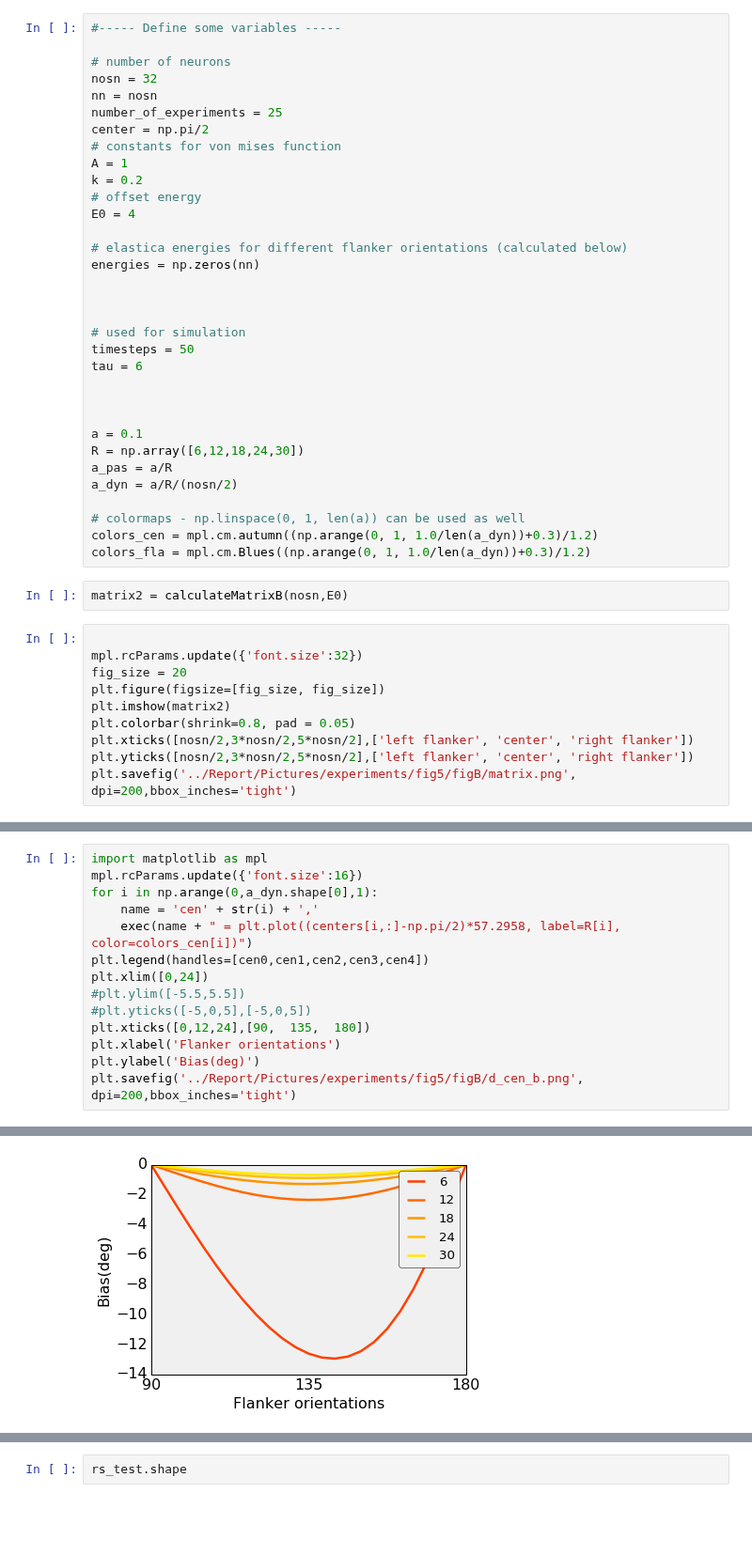
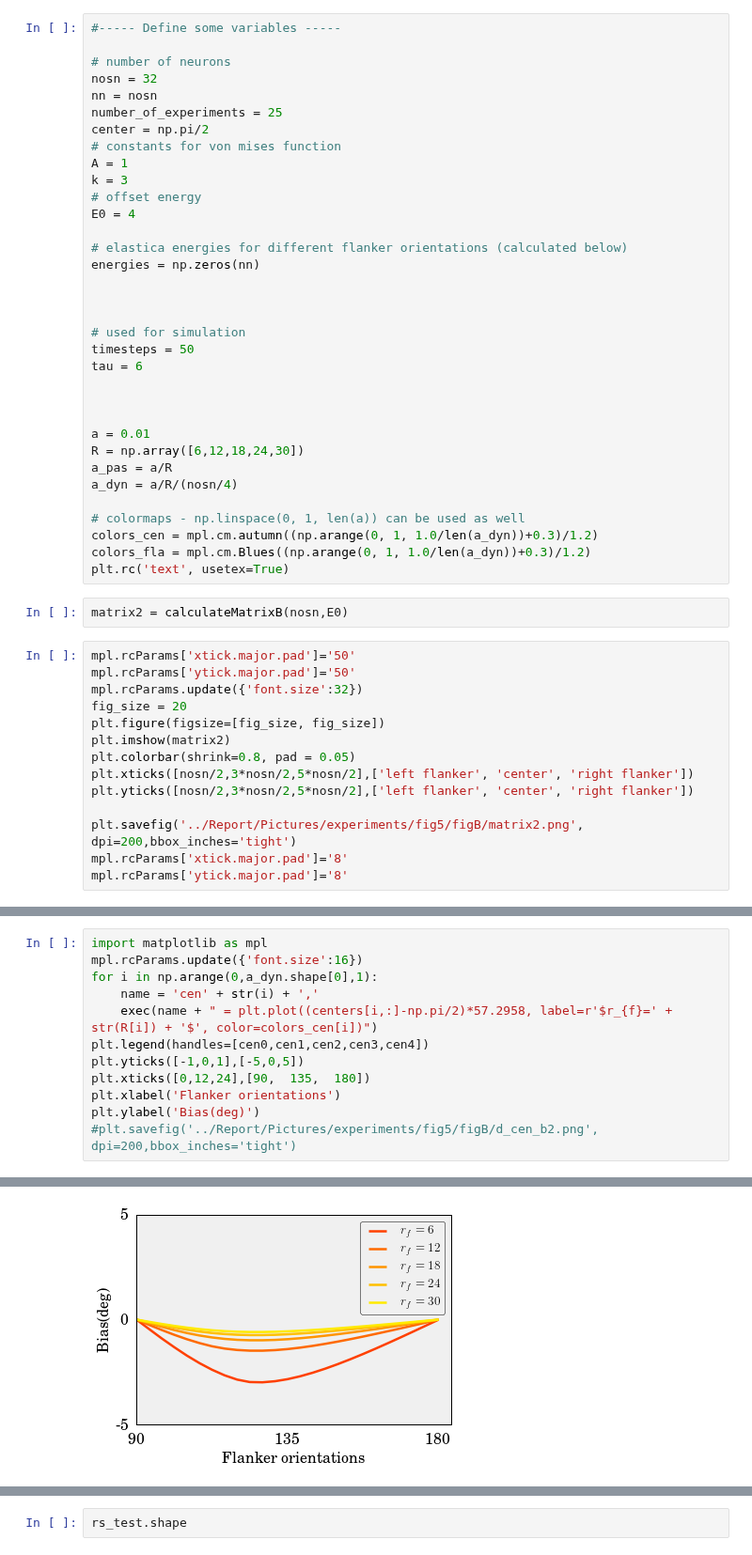
Before and after one commit to masenov/HonoursProject, a Jupyter notebook: Python/Experiments2_fig.5(B).ipynb, the cells around one changed output, grey strips where cells are left out. Shown at 94% size. Drawn from its saved outputs; the diff is of its cells as text; blank space fills up the shorter version.

Commit message:
report

```diff
--- a/Python/Experiments2_fig.5(B).ipynb
+++ b/Python/Experiments2_fig.5(B).ipynb
@@ -41,7 +41,7 @@ number_of_experiments = 25
 center = np.pi/2
 # constants for von mises function
 A = 1
-k = 0.2
+k = 3
 # offset energy
 E0 = 4
 
@@ -56,18 +56,20 @@ tau = 6
 
 
 
-a = 0.1
+a = 0.01
 R = np.array([6,12,18,24,30])
 a_pas = a/R
-a_dyn = a/R/(nosn/2)
+a_dyn = a/R/(nosn/4)
 
 # colormaps - np.linspace(0, 1, len(a)) can be used as well
 colors_cen = mpl.cm.autumn((np.arange(0, 1, 1.0/len(a_dyn))+0.3)/1.2)
 colors_fla = mpl.cm.Blues((np.arange(0, 1, 1.0/len(a_dyn))+0.3)/1.2)
+plt.rc('text', usetex=True)
 # %%
 matrix2 = calculateMatrixB(nosn,E0)
 # %%
-
+mpl.rcParams['xtick.major.pad']='50'
+mpl.rcParams['ytick.major.pad']='50'
 mpl.rcParams.update({'font.size':32})
 fig_size = 20
 plt.figure(figsize=[fig_size, fig_size])
@@ -75,5 +77,8 @@ plt.imshow(matrix2)
 plt.colorbar(shrink=0.8, pad = 0.05)
 plt.xticks([nosn/2,3*nosn/2,5*nosn/2],['left flanker', 'center', 'right flanker'])
 plt.yticks([nosn/2,3*nosn/2,5*nosn/2],['left flanker', 'center', 'right flanker'])
-plt.savefig('../Report/Pictures/experiments/fig5/figB/matrix.png', dpi=200,bbox_inches='tight')
+
+plt.savefig('../Report/Pictures/experiments/fig5/figB/matrix2.png', dpi=200,bbox_inches='tight')
+mpl.rcParams['xtick.major.pad']='8'
+mpl.rcParams['ytick.major.pad']='8'
 # %% [output]
@@ -121,13 +126,11 @@ import matplotlib as mpl
 mpl.rcParams.update({'font.size':16})
 for i in np.arange(0,a_dyn.shape[0],1):
     name = 'cen' + str(i) + ','
-    exec(name + " = plt.plot((centers[i,:]-np.pi/2)*57.2958, label=R[i], color=colors_cen[i])")
+    exec(name + " = plt.plot((centers[i,:]-np.pi/2)*57.2958, label=r'$r_{f}=' + str(R[i]) + '$', color=colors_cen[i])")
 plt.legend(handles=[cen0,cen1,cen2,cen3,cen4])
-plt.xlim([0,24])
-#plt.ylim([-5.5,5.5])
-#plt.yticks([-5,0,5],[-5,0,5])
+plt.yticks([-1,0,1],[-5,0,5])
 plt.xticks([0,12,24],[90,  135,  180])
 plt.xlabel('Flanker orientations')
 plt.ylabel('Bias(deg)')
-plt.savefig('../Report/Pictures/experiments/fig5/figB/d_cen_b.png', dpi=200,bbox_inches='tight')
+#plt.savefig('../Report/Pictures/experiments/fig5/figB/d_cen_b2.png', dpi=200,bbox_inches='tight')
 # %% [output]
@@ -134 +138 @@ plt.savefig('../Report/Pictures/experiments/fig5/figB/d_cen_b.png', dpi=200,bbox
-[figure, old version]
+[figure, new version]
```
Also changed, not shown: parts of 13 cells of this notebook, 42 other files.
